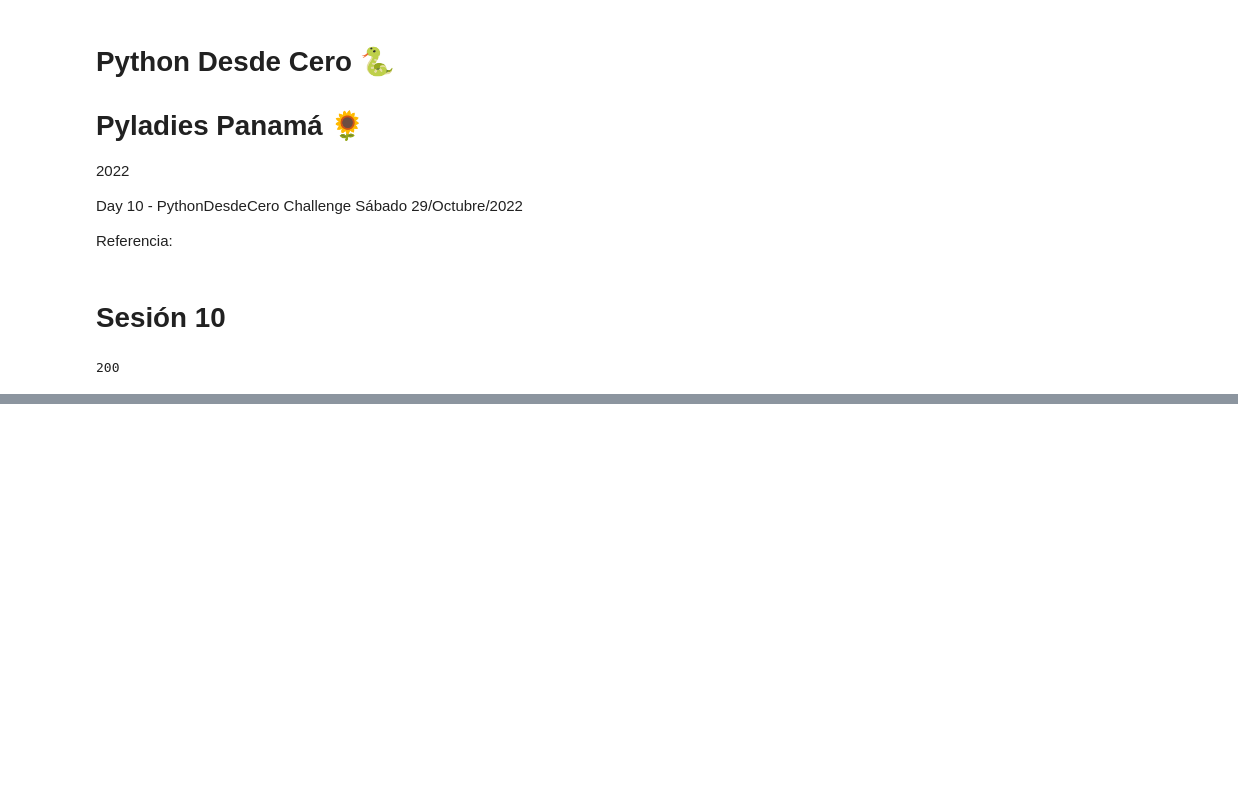
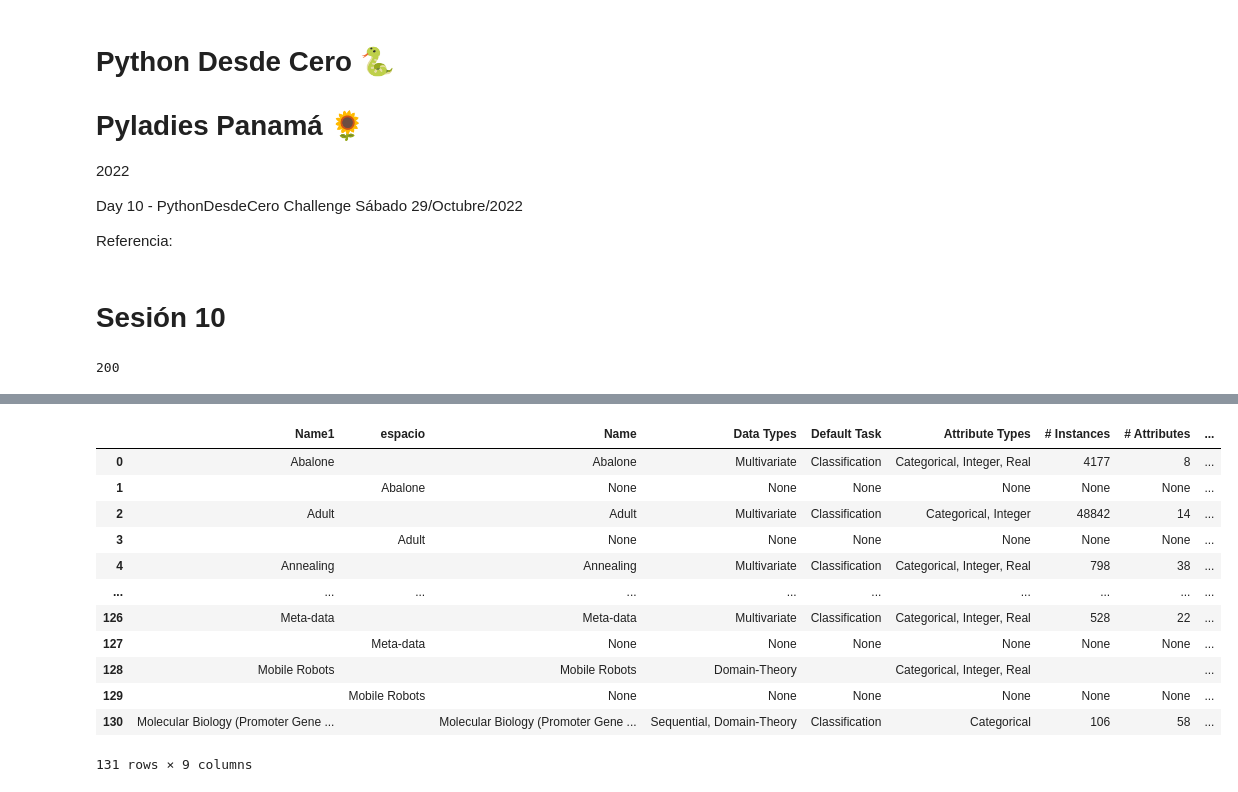
Before and after one commit to ildacec/Python_PythonDesdeCero-Challenge, a Jupyter notebook: Web_Scrapping.ipynb, the cells around one changed output, grey strips where cells are left out. Saved outputs shown, nothing was run; the diff lists cells and outputs as text; code cells hidden in the pictures; blank space fills up the shorter version.

```diff
--- a/Web_Scrapping.ipynb
+++ b/Web_Scrapping.ipynb
@@ -47,14 +47,14 @@ print(soup.title) # <title>UCI Machine Learning Repository: Data Sets</title>
 #print(soup.body) # gives the whole page on the website
 #print(response.status_code)
 
-tables = soup.find_all('table', {'cellpadding':'3'})
+tables = soup.find_all('table', {'cellpadding':'5'})
 # We are targeting the table with cellpadding attribute with the value of 3
 # We can select using id, class or HTML tag , for more information check the beautifulsoup doc
-table = tables[0] # the result is a list, we are taking out data from it
+table_data = tables[0] # the result is a list, we are taking out data from it
 
-print(table)
-for td in table.find('tr').find_all('td'):
-    print(td.text)
+#print(table_data)
+#for td in table.find('tr').find_all('td'):
+#    print(td.text)
 # %% [output]
 <Response [200]>
 b'<!DOCTYPE HTML PUBLIC \\"-//W3C//DTD HTML 4.01 Transitional//EN\\">\n<html>\n<head>\n<title>UCI Machine Learning Repository: Data Sets</title>\n\n<!-- Stylesheet link -->\n<link rel="stylesheet" typ ...
@@ -78,0 +63,14 @@ Real
+# %%
+def tableDataText(table):
+    rows = []
+    trs = table.find_all('tr')
+    headerow = [td.get_text(strip=True) for td in trs[0].find_all('th')] # header row
+    if headerow: # if there is a header row include first
+        rows.append(headerow)
+        trs = trs[1:]
+    for tr in trs: # for every table row
+        rows.append([td.get_text(strip=True) for td in tr.find_all('td')]) # data row
+    return rows
+
+list_table = tableDataText(table_data)
+list_table[0:1]
@@ -78,0 +85,10 @@ Real
+# %%
+columnas = list((
+  'Name1', 'espacio',
+  'Name',
+  'Data Types',
+  'Default Task',
+  'Attribute Types',
+  '# Instances',
+  '# Attributes',
+  'Year'))
@@ -79,2 +97,20 @@ Real
 # %%
 import pandas as pd
+# %%
+#dftable = pd.DataFrame(list_table[1:], columns=list_table[0])
+dftable = pd.DataFrame(list_table[1:], columns=columnas)
+dftable.head(131)
+# %% [output]
+|  | Name1 | espacio | Name | Data Types | Default Task | Attribute Types | # Instances | # Attributes | ... |
+| 0 | Abalone |  | Abalone | Multivariate | Classification | Categorical, Integer, Real | 4177 | 8 | ... |
+| 1 |  | Abalone | None | None | None | None | None | None | ... |
+| 2 | Adult |  | Adult | Multivariate | Classification | Categorical, Integer | 48842 | 14 | ... |
+| 3 |  | Adult | None | None | None | None | None | None | ... |
+| 4 | Annealing |  | Annealing | Multivariate | Classification | Categorical, Integer, Real | 798 | 38 | ... |
+| ... | ... | ... | ... | ... | ... | ... | ... | ... | ... |
+| 126 | Meta-data |  | Meta-data | Multivariate | Classification | Categorical, Integer, Real | 528 | 22 | ... |
+| 127 |  | Meta-data | None | None | None | None | None | None | ... |
+| 128 | Mobile Robots |  | Mobile Robots | Domain-Theory |  | Categorical, Integer, Real |  |  | ... |
+| 129 |  | Mobile Robots | None | None | None | None | None | None | ... |
+| 130 | Molecular Biology (Promoter Gene ... |  | Molecular Biology (Promoter Gene ... | Sequential, Domain-Theory | Classification | Categorical | 106 | 58 | ... |
+131 rows × 9 columns
```
Also changed, not shown: parts of 5 cells of this notebook.
